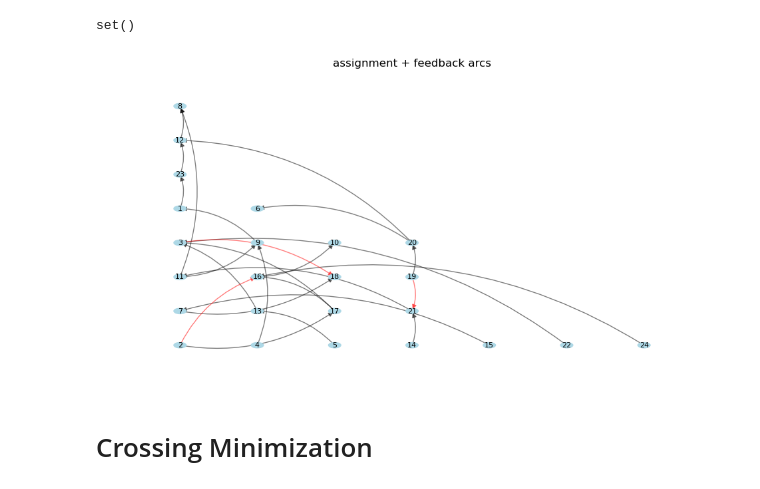
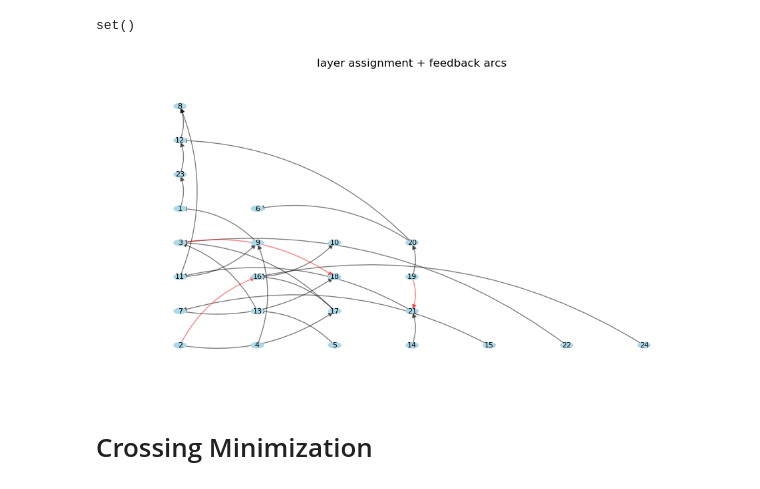
Before and after one commit to mauro-vb/graph-visualization-project, a Jupyter notebook: step4.ipynb, the cells around one changed output. Saved outputs shown, nothing was run; the diff lists cells and outputs as text; code cells hidden in the pictures.

```diff
--- a/step4.ipynb
+++ b/step4.ipynb
@@ -251,12 +245,3 @@ def N_incoming(v, G):
 
 def N(v, G):
     return N_outgoing(v, G).union(N_incoming(v, G))
-
-node = 1  #Example
-outgoing_edges = N_outgoing(node, G)
-incoming_edges = N_incoming(node, G)
-all_connected_edges = N(node, G)
-
-print(f"Outgoing edges from node {node}: {outgoing_edges}")
-print(f"Incoming edges to node {node}: {incoming_edges}")
-print(f"All edges connected to node {node}: {all_connected_edges}")
@@ -434,35 +441,35 @@ def draw_layered_graph_n(G, layers, fas, ax):
             pos[node] = (i, layer)
 
     for node, (x, y) in pos.items():
         circle = plt.Circle((x, y), 0.08, color='lightblue', zorder=2)
         ax.add_patch(circle)
         ax.text(x, y, str(node), fontsize=8, ha='center', va='center', zorder=3)
 
     for edge in G.edges():
         if edge not in fas:
             draw_curved_arrow(ax, pos[edge[0]], pos[edge[1]], color='black')
 
     for edge in fas:
         draw_curved_arrow(ax, pos[edge[1]], pos[edge[0]], color='red', rad=-0.2)
 
     ax.set_xlim(-1, max(len(layer) for layer in layers.values()))
     ax.set_ylim(-1, len(layers))
     ax.axis('off')
 
 
 node_order = [i for i in range(1,len(node_list)+1)]
 fas = feedback_arc_set_ordered(G, node_order)
 
 G_dag = original_graph_without_cycles(G, fas)
 layers, _ = layer_assignment(G_dag)
 
 fig, ax = plt.subplots(figsize=(12, 6))
 
 draw_layered_graph_n(G_dag, layers, fas, ax)
-plt.title('assignment + feedback arcs')
+plt.title('layer assignment + feedback arcs')
 plt.show()
 # %% [output]
-[figure, old version]
+[figure, new version]
 # %% [markdown]
 # Crossing Minimization
 # %%
```
Also changed, not shown: parts of 18 cells of this notebook.
